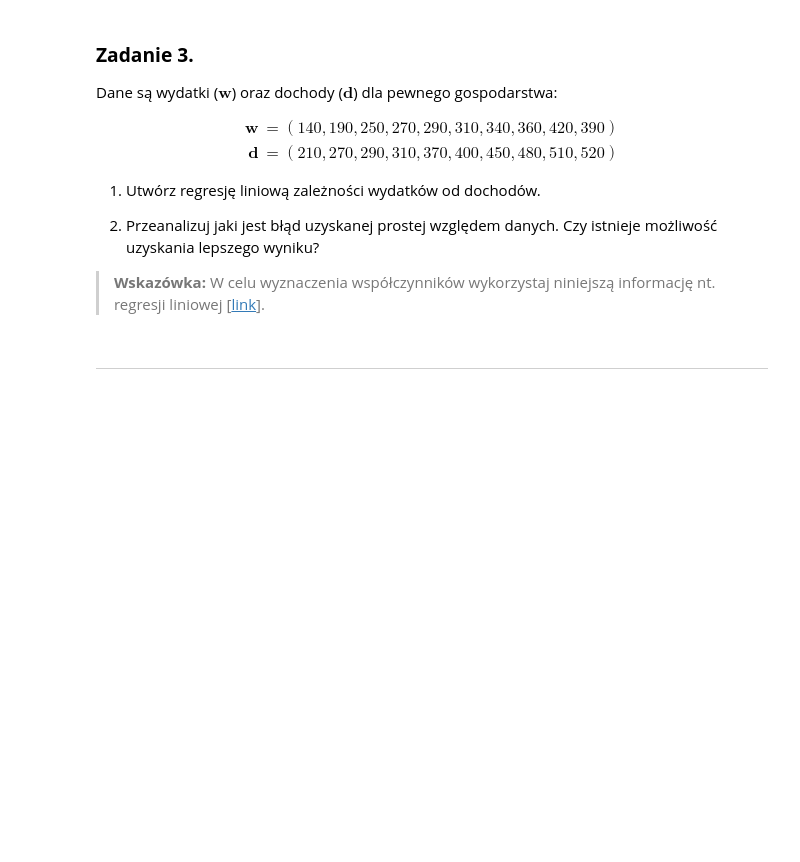
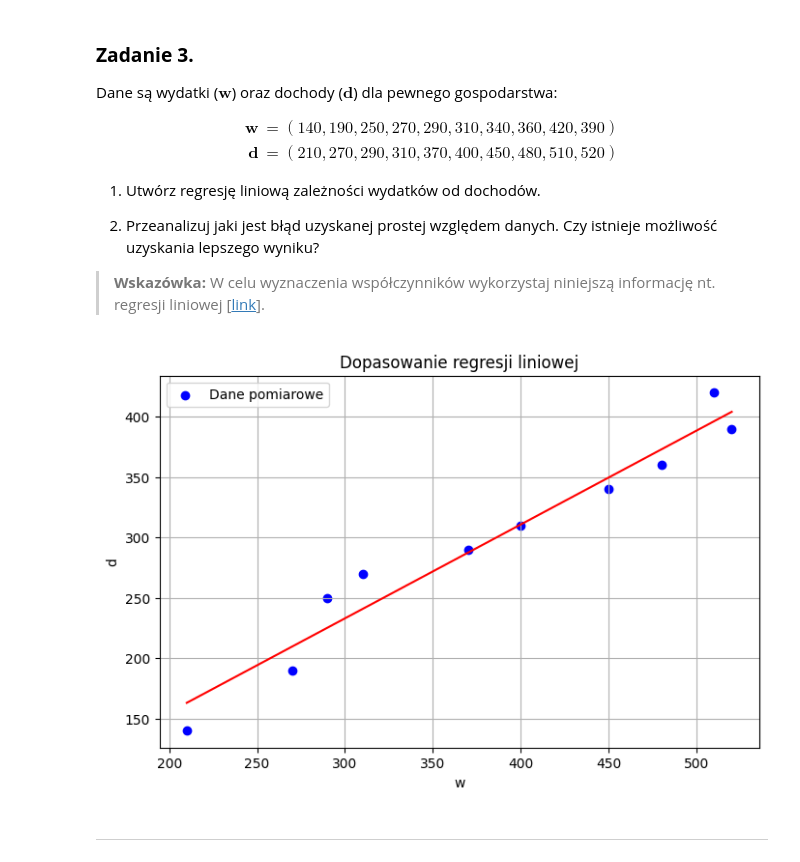
Before and after one commit to MN-KJ-2025/lab-5-r-wnania-m-x-n-Magin28, a Jupyter notebook: sprawozdanie.ipynb, the cells around one changed output. Drawn from its saved outputs; the diff is of its cells as text; code cells hidden in the pictures; blank space fills up the shorter version.

```diff
--- a/sprawozdanie.ipynb
+++ b/sprawozdanie.ipynb
@@ -244,3 +266,27 @@ d = np.array([210, 270, 290, 310, 370, 400, 450, 480, 510, 520])
+# %%
+# ===== Twoja implementacja tutaj =====
+d = d.reshape(10, 1)
+w = w.reshape(10, )
+A_w, b_w = square_from_rectan(d, w)
+omega = np.matmul(np.linalg.inv(A_w), b_w)
+b = np.mean(w) - omega * np.mean(d)
+
+x = np.linspace(210, 520, 100)
+
+d_pred = omega * x + b
+
+# wykres
+plt.figure(figsize=(8,5))
+plt.scatter(d, w, color='blue', label='Dane pomiarowe')
+plt.plot(x, d_pred, color='red')
+plt.title('Dopasowanie regresji liniowej')
+plt.xlabel('w')
+plt.ylabel('d')
+plt.legend()
+plt.grid(True)
+plt.show()
+# %% [output]
+[figure, added]
 # %% [markdown]
 ---
 # %% [markdown]
```
Also changed, not shown: parts of 6 cells of this notebook, 1 other file.
